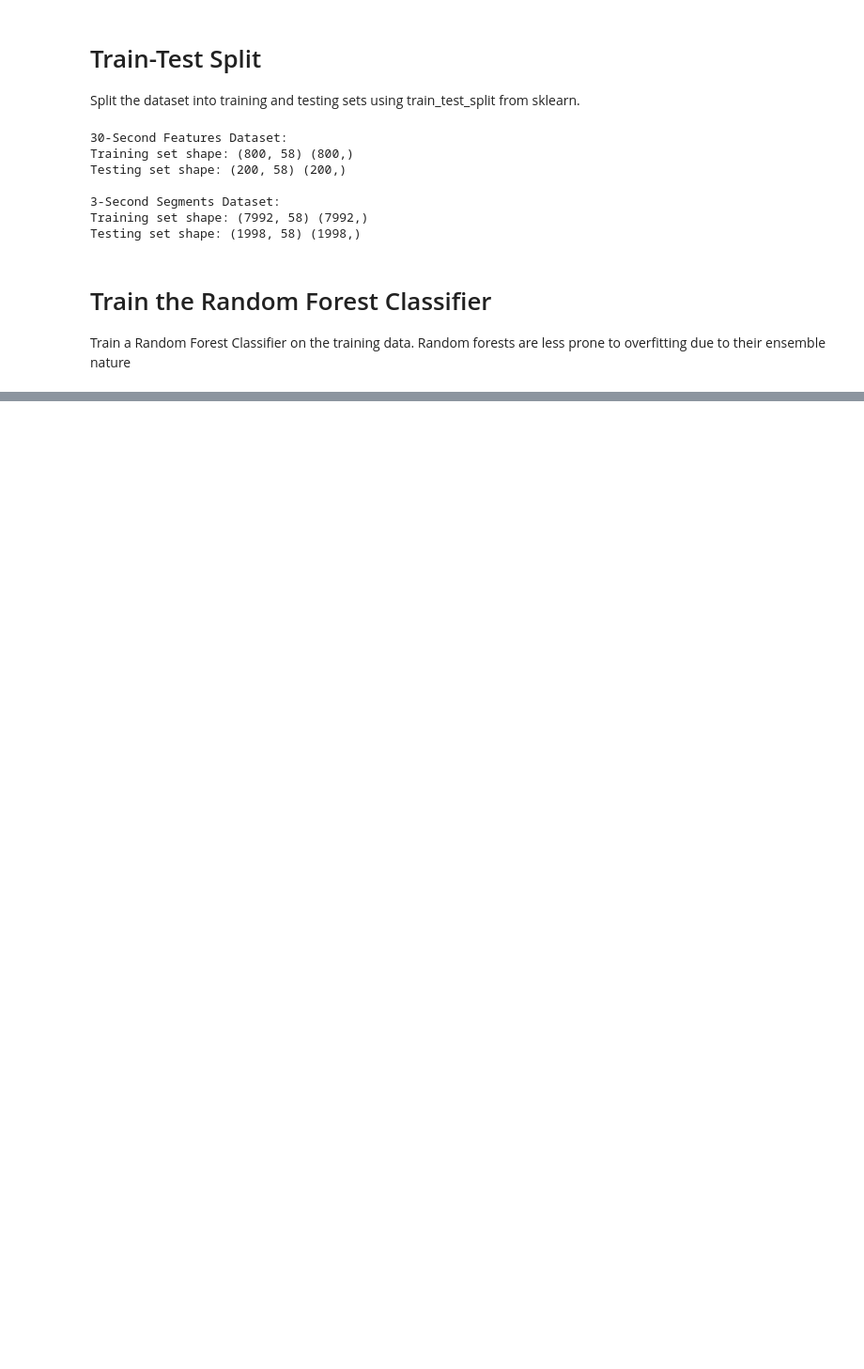
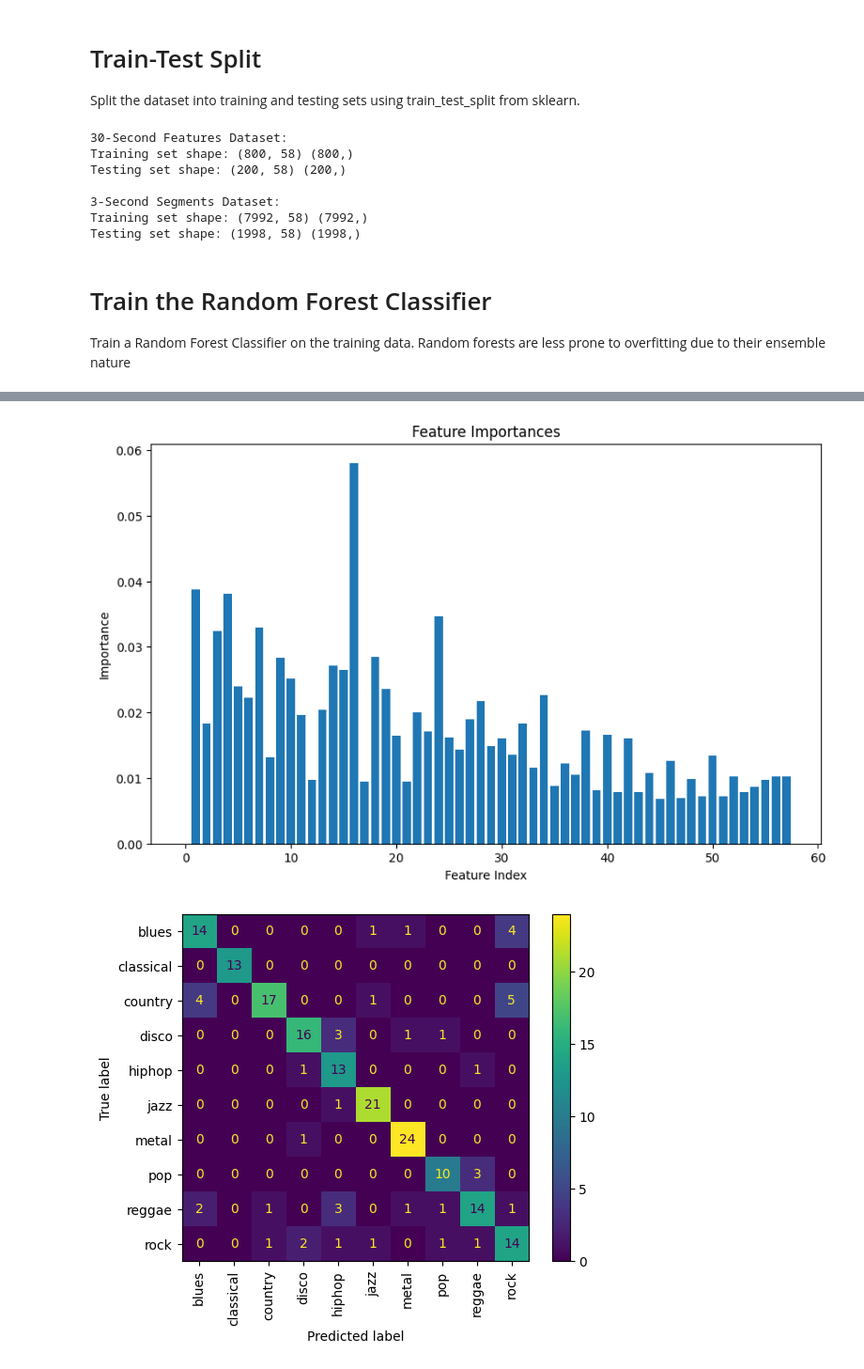
Before and after one commit to Kyle-Hosman/CS3120-Final-Project, a Jupyter notebook: Notebook.ipynb, the cells around one changed output, grey strips where cells are left out. Shown: that part at 94% size. Drawn from its saved outputs; the diff is of its cells as text; code cells hidden in the pictures; blank space fills up the shorter version.

```diff
--- a/Notebook.ipynb
+++ b/Notebook.ipynb
@@ -130,7 +198,15 @@ y_train_30_sec_encoded = label_encoder.fit_transform(y_train_30_sec)
 y_test_30_sec_encoded = label_encoder.transform(y_test_30_sec)
 
 # Initialize the Random Forest Classifier
-rf_classifier = RandomForestClassifier(n_estimators=100, random_state=42)
+# rf_classifier = RandomForestClassifier(n_estimators=100, random_state=42)
+rf_classifier = RandomForestClassifier(
+    n_estimators=300,
+    max_depth=20,
+    min_samples_split=5,
+    min_samples_leaf=2,
+    max_features="sqrt",
+    random_state=42,
+)
 
 # Train the classifier on the 30-second features dataset
 rf_classifier.fit(X_train_30_sec, y_train_30_sec_encoded)
@@ -143,7 +219,9 @@ y_pred_30_sec_decoded = label_encoder.inverse_transform(y_pred_30_sec)
 
 # Evaluate the model using original labels
 accuracy_30_sec = accuracy_score(y_test_30_sec, y_pred_30_sec_decoded)
-classification_report_30_sec = classification_report(y_test_30_sec, y_pred_30_sec_decoded)
+classification_report_30_sec = classification_report(
+    y_test_30_sec, y_pred_30_sec_decoded
+)
 
 print("30-Second Features Dataset:")
 print("Accuracy:", accuracy_30_sec)
@@ -190 +272,26 @@ weighted avg       0.88      0.88      0.88      1998
+# %%
+import matplotlib.pyplot as plt
+
+# Feature importance
+feature_importances = rf_classifier.feature_importances_
+plt.figure(figsize=(10, 6))
+plt.bar(range(len(feature_importances)), feature_importances)
+plt.xlabel("Feature Index")
+plt.ylabel("Importance")
+plt.title("Feature Importances")
+plt.show()
+
+from sklearn.metrics import confusion_matrix, ConfusionMatrixDisplay
+
+cm = confusion_matrix(
+    y_test_30_sec, y_pred_30_sec_decoded, labels=label_encoder.classes_
+)
+disp = ConfusionMatrixDisplay(
+    confusion_matrix=cm, display_labels=label_encoder.classes_
+)
+disp.plot(cmap="viridis", xticks_rotation="vertical")
+plt.show()
+# %% [output]
+[figure, added]
+[figure, added]
 # %% [markdown]
```
Also changed, not shown: parts of 11 cells of this notebook, 2 other files.
